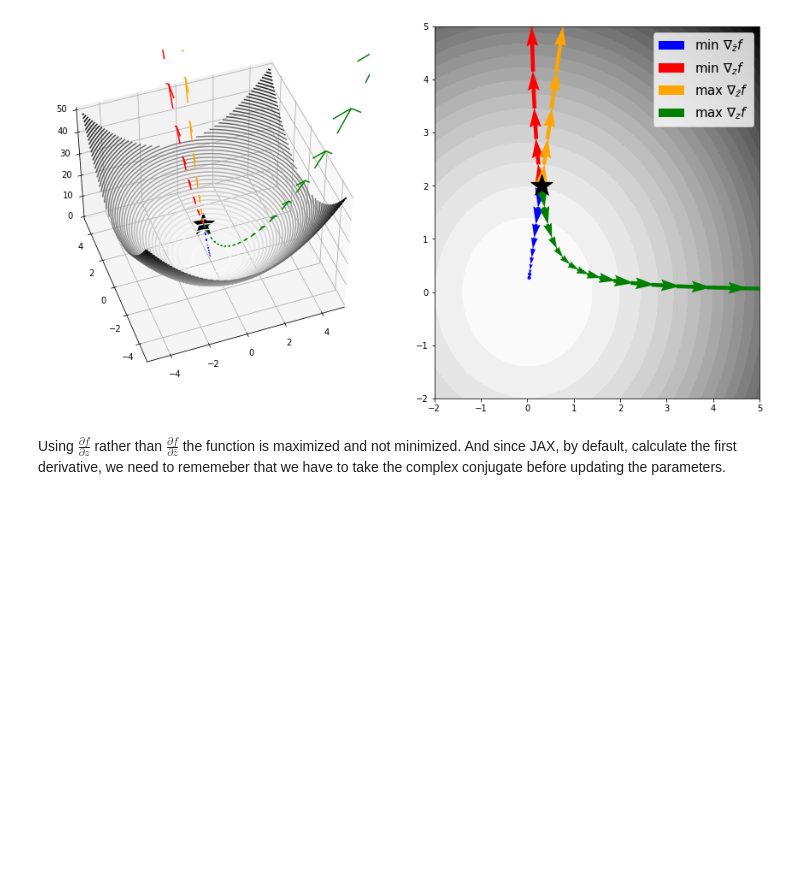
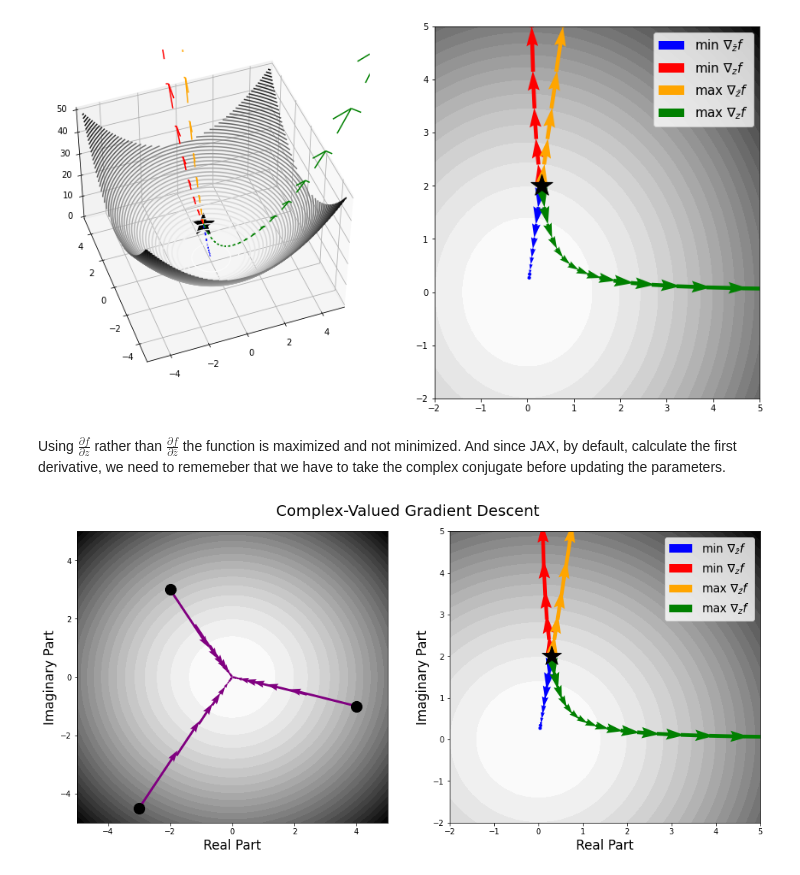
Before and after one commit to MattiaPujatti/complex-valued-deep-learning-for-condition-monitoring, a Jupyter notebook: Complex_gradient_descent.ipynb, the cells around one changed output. Cells and saved outputs as stored; diff of their text form; code cells hidden in the pictures; blank space fills up the shorter version.

```diff
--- a/Complex_gradient_descent.ipynb
+++ b/Complex_gradient_descent.ipynb
@@ -195,3 +197,59 @@ ax2.legend(fontsize=15);
 [figure]
 # %% [markdown]
 Using $\frac{\partial f}{\partial z}$ rather than $\frac{\partial f}{\partial \bar{z}}$ the function is maximized and not minimized. And since JAX, by default, calculate the first derivative, we need to rememeber that we have to take the complex conjugate before updating the parameters.
+# %%
+fig, axs = plt.subplots(1, 2, figsize=(16,7))
+
+axs[0].contourf(x, y, z, 30, cmap='binary')
+
+# Set the initial points of the gradient descents
+init_points = np.array([4.-1.j, -3.-4.5j, -2.+3.j])
+for p in init_points:
+    pts_gd, _ = gd(func=f, init=[p], n_epochs=10, lr=2e-1, conj=True, maximize=False)
+
+    # Setup the arrow plot
+    xp = pts_gd.real
+    yp = pts_gd.imag
+    axs[0].quiver(xp[:-1], yp[:-1], np.diff(xp), np.diff(yp), color='purple')
+
+
+# Mark the initial points
+axs[0].scatter(init_points.real, init_points.imag, s=200, marker='o', c='black')
+
+
+axs[1].contourf(x, y, z, 30, cmap='binary')
+
+init_point = [0.3+2.j]
+
+pts_traj_conj, fn_traj_conj = gd(func=f, init=init_point, n_epochs=10, lr=1e-1, conj=True, maximize=False)
+pts_traj, fn_traj = gd(func=f, init=init_point, n_epochs=10, lr=1e-1, conj=False, maximize=False)
+
+pts_traj_conj_max, fn_traj_conj_max = gd(func=f, init=init_point, n_epochs=10, lr=1e-1, conj=True, maximize=True)
+pts_traj_max, fn_traj_max = gd(func=f, init=init_point, n_epochs=30, lr=1e-1, conj=False, maximize=True)
+
+traj_pts = [pts_traj_conj, pts_traj, pts_traj_conj_max, pts_traj_max]
+traj_fn = [fn_traj_conj, fn_traj, fn_traj_conj_max, fn_traj_max]
+colors = ['blue', 'red', 'orange', 'green']
+labels = [r'min $\nabla_{\bar{z}}f$', r'min $\nabla_{z}f$', r'max $\nabla_{\bar{z}}f$', r'max $\nabla_{z}f$']
+
+for i in range(4):
+    xp = traj_pts[i].real
+    yp = traj_pts[i].imag
+    zp = traj_fn[i].real
+
+    axs[1].quiver(xp[:-1], yp[:-1], np.diff(xp), np.diff(yp), color=colors[i], scale=6., width=0.012, label=labels[i])
+
+axs[1].scatter(0.3, 2, s=700, color='black', marker='*')
+
+
+fig.suptitle('Complex-Valued Gradient Descent', fontsize=20, y=0.95)
+axs[0].set_xlabel('Real Part', fontsize=17)
+axs[0].set_ylabel('Imaginary Part', fontsize=17)
+
+axs[1].set_xlabel('Real Part', fontsize=17)
+axs[1].set_ylabel('Imaginary Part', fontsize=17)
+axs[1].set_xlim(-2,5)
+axs[1].set_ylim(-2,5)
+axs[1].legend(fontsize=15);
+# %% [output]
+[figure, added]
```
Also changed, not shown: parts of 2 cells of this notebook, 37 other files.
